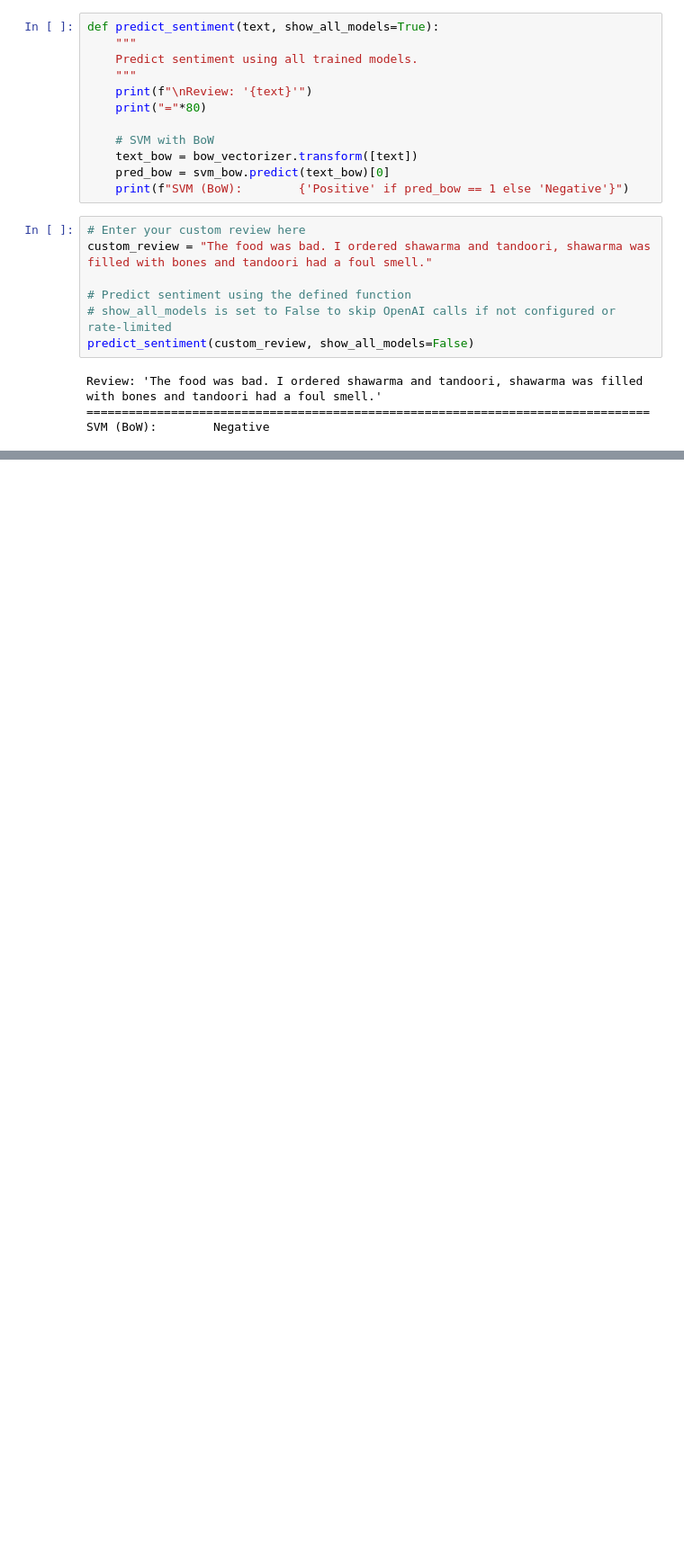
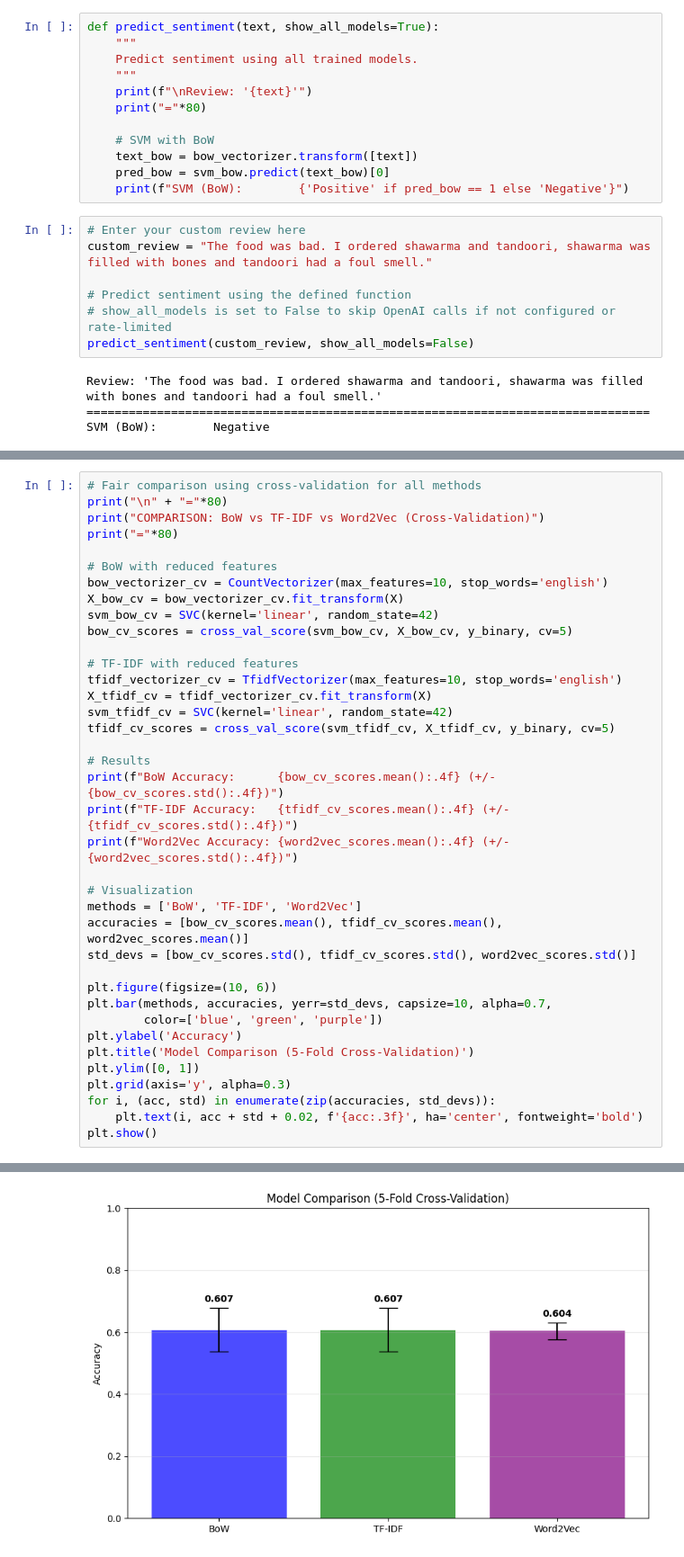
Before and after one commit to leogils333/ML_AI, a Jupyter notebook: Sentiment_Analysis_Mid_Project.ipynb, the cells around one changed output, grey strips where cells are left out. Shown at 90% size. Cells and saved outputs as stored; diff of their text form; blank space fills up the shorter version.

```diff
--- a/Sentiment_Analysis_Mid_Project.ipynb
+++ b/Sentiment_Analysis_Mid_Project.ipynb
@@ -437,0 +603,39 @@ Difference:      0.2500
+# %%
+# Fair comparison using cross-validation for all methods
+print("\n" + "="*80)
+print("COMPARISON: BoW vs TF-IDF vs Word2Vec (Cross-Validation)")
+print("="*80)
+
+# BoW with reduced features
+bow_vectorizer_cv = CountVectorizer(max_features=10, stop_words='english')
+X_bow_cv = bow_vectorizer_cv.fit_transform(X)
+svm_bow_cv = SVC(kernel='linear', random_state=42)
+bow_cv_scores = cross_val_score(svm_bow_cv, X_bow_cv, y_binary, cv=5)
+
+# TF-IDF with reduced features
+tfidf_vectorizer_cv = TfidfVectorizer(max_features=10, stop_words='english')
+X_tfidf_cv = tfidf_vectorizer_cv.fit_transform(X)
+svm_tfidf_cv = SVC(kernel='linear', random_state=42)
+tfidf_cv_scores = cross_val_score(svm_tfidf_cv, X_tfidf_cv, y_binary, cv=5)
+
+# Results
+print(f"BoW Accuracy:      {bow_cv_scores.mean():.4f} (+/- {bow_cv_scores.std():.4f})")
+print(f"TF-IDF Accuracy:   {tfidf_cv_scores.mean():.4f} (+/- {tfidf_cv_scores.std():.4f})")
+print(f"Word2Vec Accuracy: {word2vec_scores.mean():.4f} (+/- {word2vec_scores.std():.4f})")
+
+# Visualization
+methods = ['BoW', 'TF-IDF', 'Word2Vec']
+accuracies = [bow_cv_scores.mean(), tfidf_cv_scores.mean(), word2vec_scores.mean()]
+std_devs = [bow_cv_scores.std(), tfidf_cv_scores.std(), word2vec_scores.std()]
+
+plt.figure(figsize=(10, 6))
+plt.bar(methods, accuracies, yerr=std_devs, capsize=10, alpha=0.7,
+        color=['blue', 'green', 'purple'])
+plt.ylabel('Accuracy')
+plt.title('Model Comparison (5-Fold Cross-Validation)')
+plt.ylim([0, 1])
+plt.grid(axis='y', alpha=0.3)
+for i, (acc, std) in enumerate(zip(accuracies, std_devs)):
+    plt.text(i, acc + std + 0.02, f'{acc:.3f}', ha='center', fontweight='bold')
+plt.show()
+# %% [output]
@@ -437,0 +648 @@ Difference:      0.2500
+[figure, added]
```
Also changed, not shown: parts of 19 cells of this notebook.
